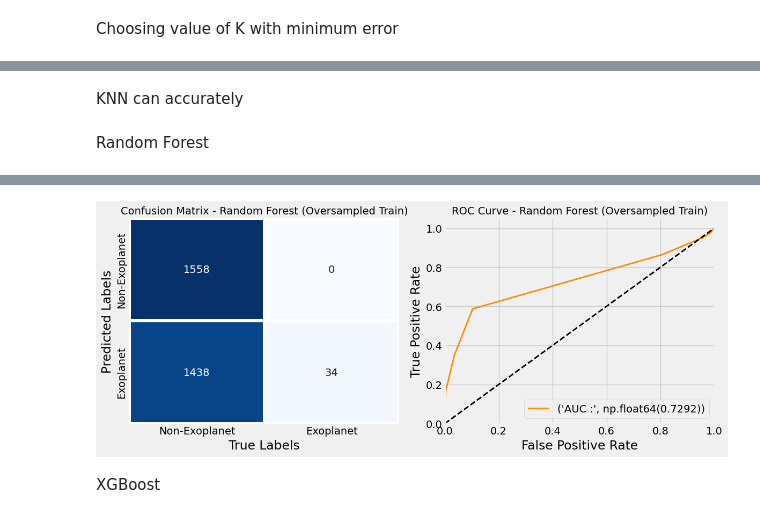
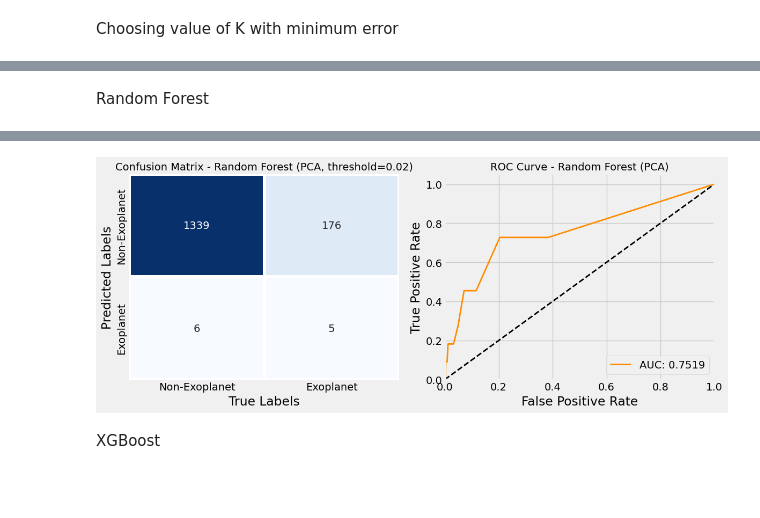
Before and after one commit to Meowmixforme/Kaggle_Machine_Learning_Projects, a Jupyter notebook: Project 3 Exoplanet Hunting Using Machine Learning/Exo.ipynb, the cells around one changed output, grey strips where cells are left out. Saved outputs shown, nothing was run; the diff lists cells and outputs as text; code cells hidden in the pictures; blank space fills up the shorter version.

```diff
--- a/Project 3 Exoplanet Hunting Using Machine Learning/Exo.ipynb
+++ b/Project 3 Exoplanet Hunting Using Machine Learning/Exo.ipynb
@@ -236,0 +199,18 @@ weighted avg     0.9856    0.9882    0.9869      1526
+# %%
+from sklearn.neighbors import KNeighborsClassifier as KNC
+from sklearn.metrics import confusion_matrix, accuracy_score, classification_report
+
+# Fit KNN on PCA-reduced, oversampled, scaled train set
+knn_clsfr = KNC(n_neighbors=2, metric='minkowski', p=2)
+knn_clsfr.fit(x_train_pca, y_train_ros)
+
+# Predict probabilities on PCA-reduced, scaled test set
+y_knn_proba = knn_clsfr.predict_proba(x_test_pca)[:, 1]
+
+# Set a custom threshold for classifying as class 1 (e.g., 0.1)
+custom_threshold = 0.05
+pred_custom = (y_knn_proba > custom_threshold).astype(int)
+
+print(f"Validation accuracy of KNN (threshold={custom_threshold}):", accuracy_score(y_test, pred_custom))
+print("Confusion Matrix:", confusion_matrix(y_test, pred_custom))
+print("Classification report:\n", classification_report(y_test, pred_custom, digits=4))
@@ -261,60 +254,54 @@ plt.show()
-# %% [markdown]
-KNN can accurately
 # %% [markdown]
 Random Forest
 # %%
-# Train a Random Forest Classifier
 from sklearn.ensemble import RandomForestClassifier
+from sklearn.metrics import confusion_matrix, accuracy_score, classification_report, roc_curve, auc
+import matplotlib.pyplot as plt
+import seaborn as sns
 
 # Initialize the Random Forest classifier
-# You can tune hyperparameters like n_estimators, max_depth, min_samples_split, etc.
-# You can try with and without class_weight='balanced' when using oversampling
-rf_classifier = RandomForestClassifier(n_estimators=100, random_state=42) # Removed class_weight for now to see oversampling effect
+rf_classifier = RandomForestClassifier(n_estimators=100, random_state=42)
 
-# Fit the model on the oversampled scaled training data
-rf_classifier.fit(x_train_ros, y_train_ros)
+# Fit the model on the PCA-reduced, oversampled, scaled training data
+rf_classifier.fit(x_train_pca, y_train_ros)
 
-# Make predictions on the scaled test data
-y_pred = rf_classifier.predict(x_test_sc)
+# Predict probabilities on the PCA-reduced, scaled test data
+y_rf_proba = rf_classifier.predict_proba(x_test_pca)[:, 1]
 
-# Evaluate the model
-from sklearn.metrics import confusion_matrix, accuracy_score, classification_report, roc_curve, auc
+# Set a custom threshold for classifying as class 1 (e.g., 0.1, can be tuned)
+custom_threshold = 0.02
+y_pred_rf_custom = (y_rf_proba > custom_threshold).astype(int)
 
-print("\nRandom Forest Classifier Results (Fitted on Oversampled Training Data):")
-print("\nValidation accuracy:", accuracy_score(y_test, y_pred))
-print("\nConfusion Matrix:\n", confusion_matrix(y_test, y_pred))
-print("\nClassification report:\n", classification_report(y_test, y_pred))
+print("\nRandom Forest Classifier Results (PCA-reduced, Oversampled Train, threshold={:.2f}):".format(custom_threshold))
+print("\nValidation accuracy:", accuracy_score(y_test, y_pred_rf_custom))
+print("\nConfusion Matrix:\n", confusion_matrix(y_test, y_pred_rf_custom))
+print("\nClassification report:\n", classification_report(y_test, y_pred_rf_custom, digits=4))
 
 # Calculate and print AUC-ROC
-# Random Forest provides probabilities
-predicting_probabilities = rf_classifier.predict_proba(x_test_sc)[:, 1]
-fpr, tpr, thresholds = roc_curve(y_test, predicting_probabilities)
+fpr, tpr, thresholds = roc_curve(y_test, y_rf_proba)
 auc_roc = auc(fpr, tpr)
 print("\nAUC-ROC:", auc_roc)
 
 # Optional: Plot Confusion Matrix and ROC Curve
-import matplotlib.pyplot as plt
-import seaborn as sns
-
 plt.figure(figsize=(12, 5))
 
 # Plot Confusion Matrix
 plt.subplot(1, 2, 1)
-sns.heatmap(confusion_matrix(y_test, y_pred), annot=True, cmap="Blues", fmt="d", linewidths=3, cbar=False,
+sns.heatmap(confusion_matrix(y_test, y_pred_rf_custom), annot=True, cmap="Blues", fmt="d", linewidths=3, cbar=False,
             xticklabels=['Non-Exoplanet', 'Exoplanet'], yticklabels=['Non-Exoplanet', 'Exoplanet'])
 plt.xlabel("True Labels")
 plt.ylabel("Predicted Labels")
-plt.title("Confusion Matrix - Random Forest (Oversampled Train)", fontsize=14)
+plt.title("Confusion Matrix - Random Forest (PCA, threshold={:.2f})".format(custom_threshold), fontsize=14)
 
 # Plot ROC Curve
 plt.subplot(1, 2, 2)
-plt.plot(fpr, tpr, label=("AUC :", round(auc_roc, 4)), color="darkorange", lw=2)
+plt.plot(fpr, tpr, label=("AUC: {:.4f}".format(auc_roc)), color="darkorange", lw=2)
 plt.plot([0, 1], [0, 1], "k--", lw=2)
 plt.xlim([0.0, 1.0])
 plt.ylim([0.0, 1.05])
 plt.xlabel('False Positive Rate')
 plt.ylabel('True Positive Rate')
-plt.title('ROC Curve - Random Forest (Oversampled Train)', fontsize=14)
+plt.title('ROC Curve - Random Forest (PCA)', fontsize=14)
 plt.legend(loc="lower right")
 
 plt.tight_layout()
@@ -343,4 +330,4 @@ AUC-ROC: 0.729232145099626
-[figure, old version]
+[figure, new version]
 # %% [markdown]
 XGBoost
 # %%
```
Also changed, not shown: parts of 8 cells of this notebook.
